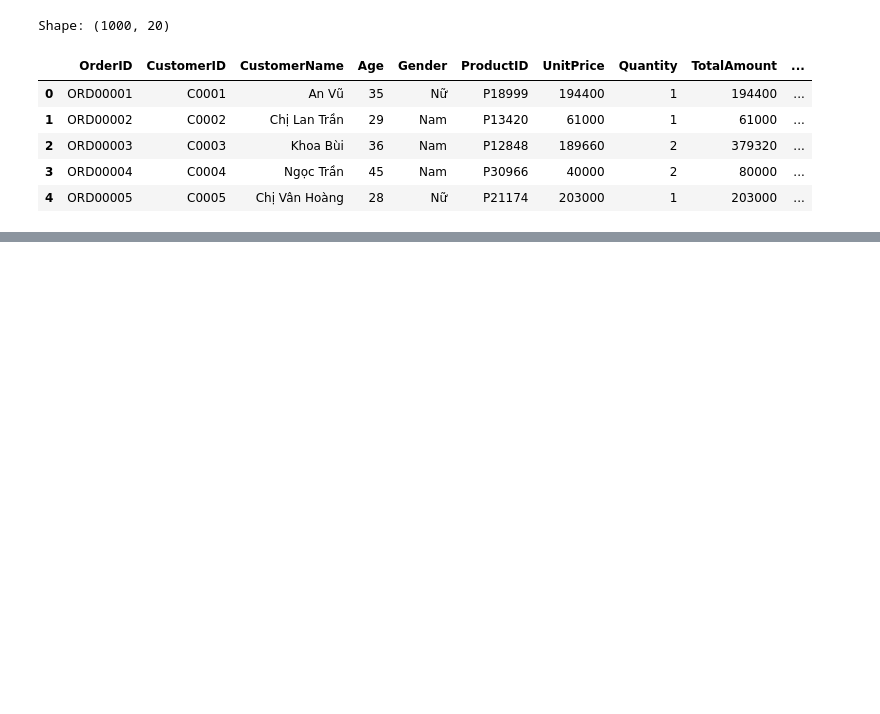
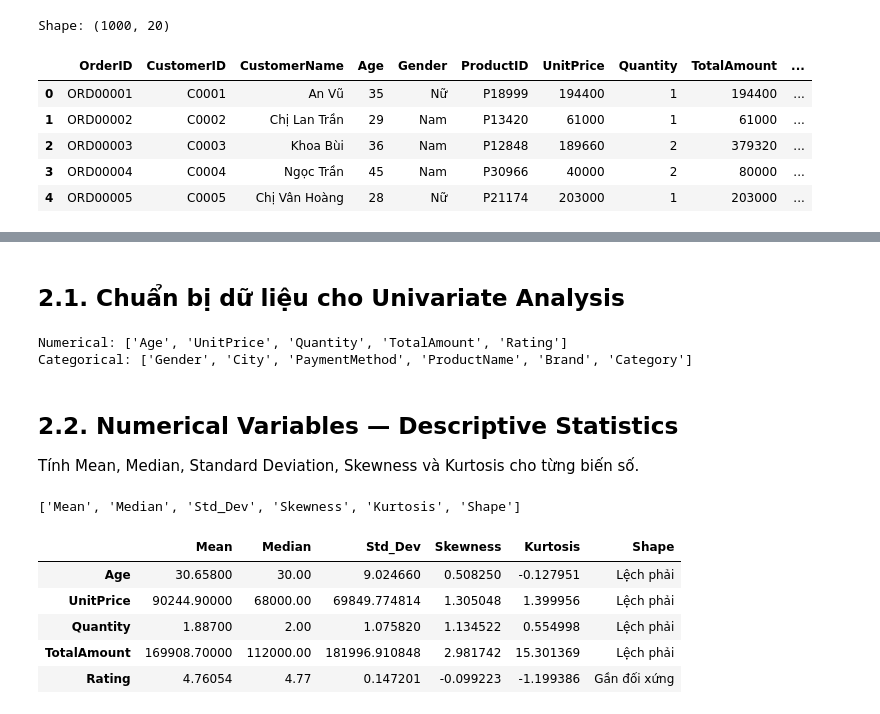
Before and after one commit to MoshiM0chiMoshi/Group5_Pharmacity_Personal_Care, a Jupyter notebook: step4_mongodbEDA.ipynb, the cells around one changed output, grey strips where cells are left out. Saved outputs shown, nothing was run; the diff lists cells and outputs as text; code cells hidden in the pictures; blank space fills up the shorter version.

Commit message:
Step4 - Univariate Analysis

```diff
--- a/step4_mongodbEDA.ipynb
+++ b/step4_mongodbEDA.ipynb
@@ -82,0 +109,49 @@ Shape: (1000, 20)
+# %% [markdown]
+## 2.1. Chuẩn bị dữ liệu cho Univariate Analysis
+# %%
+import warnings
+warnings.filterwarnings('ignore')
+
+eda_df = df_mongo.copy()
+
+id_cols  = ['OrderID', 'CustomerID', 'CustomerName', 'ProductID']
+dup_cols = ['Price', 'Price_VND_ref']          # trùng UnitPrice
+
+numeric_cols = [c for c in eda_df.select_dtypes(include='number').columns
+                if c not in dup_cols]
+
+categorical_cols = [c for c in eda_df.columns
+                    if c not in numeric_cols + id_cols + dup_cols + ['PurchaseDate']
+                    and eda_df[c].nunique() > 1]          # bỏ cột hằng số
+
+print("Numerical:", numeric_cols)
+print("Categorical:", categorical_cols)
+# %% [output]
+Numerical: ['Age', 'UnitPrice', 'Quantity', 'TotalAmount', 'Rating']
+Categorical: ['Gender', 'City', 'PaymentMethod', 'ProductName', 'Brand', 'Category']
+# %% [markdown]
+## 2.2. Numerical Variables — Descriptive Statistics
+
+Tính Mean, Median, Standard Deviation, Skewness và Kurtosis cho từng biến số.
+# %%
+numeric_stats = pd.DataFrame(index=numeric_cols)
+numeric_stats['Mean'] = eda_df[numeric_cols].mean()
+numeric_stats['Median'] = eda_df[numeric_cols].median()
+numeric_stats['Std_Dev'] = eda_df[numeric_cols].std()
+numeric_stats['Skewness'] = eda_df[numeric_cols].skew()
+numeric_stats['Kurtosis'] = eda_df[numeric_cols].kurt()
+
+numeric_stats['Shape'] = np.where(
+    numeric_stats['Skewness'].abs() < 0.5, 'Gần đối xứng',
+    np.where(numeric_stats['Skewness'] > 0, 'Lệch phải', 'Lệch trái'))
+
+print(numeric_stats.columns.tolist())
+display(numeric_stats)
+# %% [output]
+['Mean', 'Median', 'Std_Dev', 'Skewness', 'Kurtosis', 'Shape']
+|  | Mean | Median | Std_Dev | Skewness | Kurtosis | Shape |
+| Age | 30.65800 | 30.00 | 9.024660 | 0.508250 | -0.127951 | Lệch phải |
+| UnitPrice | 90244.90000 | 68000.00 | 69849.774814 | 1.305048 | 1.399956 | Lệch phải |
+| Quantity | 1.88700 | 2.00 | 1.075820 | 1.134522 | 0.554998 | Lệch phải |
+| TotalAmount | 169908.70000 | 112000.00 | 181996.910848 | 2.981742 | 15.301369 | Lệch phải |
+| Rating | 4.76054 | 4.77 | 0.147201 | -0.099223 | -1.199386 | Gần đối xứng |
```
Also changed, not shown: parts of 12 cells of this notebook.
